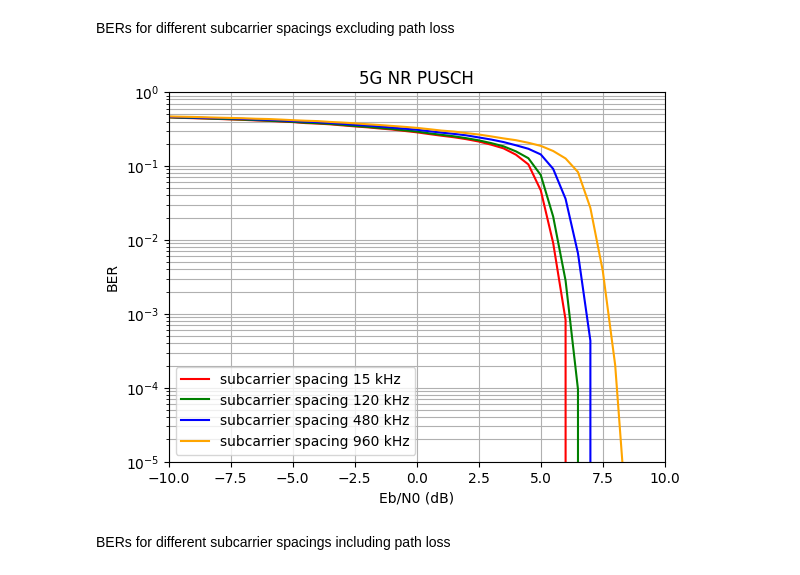
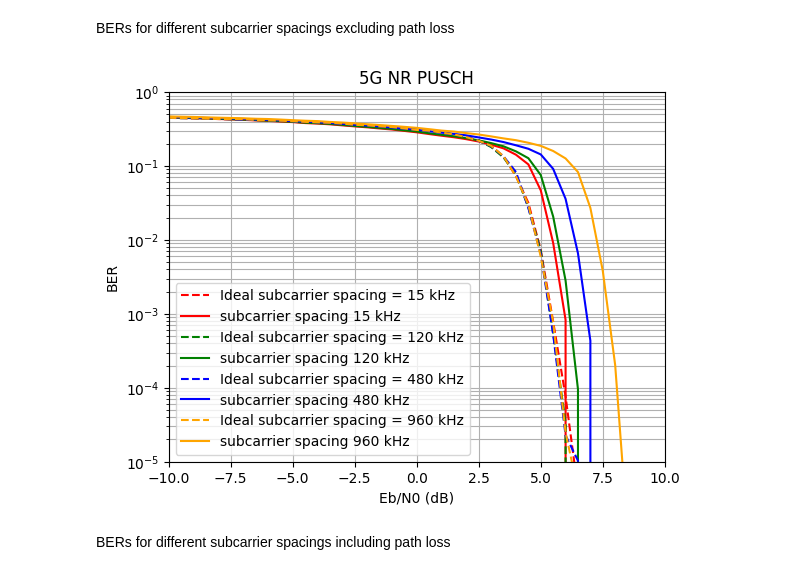
Before and after one commit to marekcrn/Masters-thesis, a Jupyter notebook: Raytracing_BERs.ipynb, the cells around one changed output. Drawn from its saved outputs; the diff is of its cells as text; code cells hidden in the pictures.

Commit message:
teoretical subcarrier spacing BERs

```diff
--- a/Raytracing_BERs.ipynb
+++ b/Raytracing_BERs.ipynb
@@ -672,6 +672,7 @@ Simulation stopped as no error occurred @ EbNo = 9.0 dB.
 Loading ideal BER curves
 # %%
 BER_modulation = np.load('data/BER_modulation.npy')
+BER_subcarrier_spacing = np.load('data/BER_subcarrier_spacing.npy')
 BER_coderate = np.load('data/BER_coderate.npy')
 # %%
 color = ["r", "g", "b", "orange", "darkviolet"]
@@ -758,24 +759,26 @@ BERs for different subcarrier spacings excluding path loss
 # %%
 plt.figure()
 plt.title("5G NR PUSCH")
 plt.xlabel("Eb/N0 (dB)")
 plt.ylabel("BER")
 plt.grid(which="both")
 plt.xlim([PUSCH_SIMS["ebno_db_norm"][0], PUSCH_SIMS["ebno_db_norm"][-41]])
 plt.ylim([1e-5, 1.0])
 
 i = 0
 legend = []
 
 for subcarrier_spacing in PUSCH_SIMS["subcarrier_spacing"]:
 
+    plt.semilogy(PUSCH_SIMS["ebno_db_norm"], BER_subcarrier_spacing[i], c=color[i], ls="--")
     plt.semilogy(PUSCH_SIMS["ebno_db_norm"], BER4[i], c=color[i])
     i += 1
-    legend.append("subcarrier spacing " + str(int(subcarrier_spacing/1000)) + " kHz" )
+    legend.append("Ideal subcarrier spacing = " + str(int(subcarrier_spacing/1000)) + " kHz")
+    legend.append("subcarrier spacing " + str(int(subcarrier_spacing/1000)) + " kHz")
 
 plt.legend(legend);
 # %% [output]
-[figure, old version]
+[figure, new version]
 # %% [markdown]
 BERs for different subcarrier spacings including path loss
 # %%
```
Also changed, not shown: parts of 8 cells of this notebook, 3 other files.
